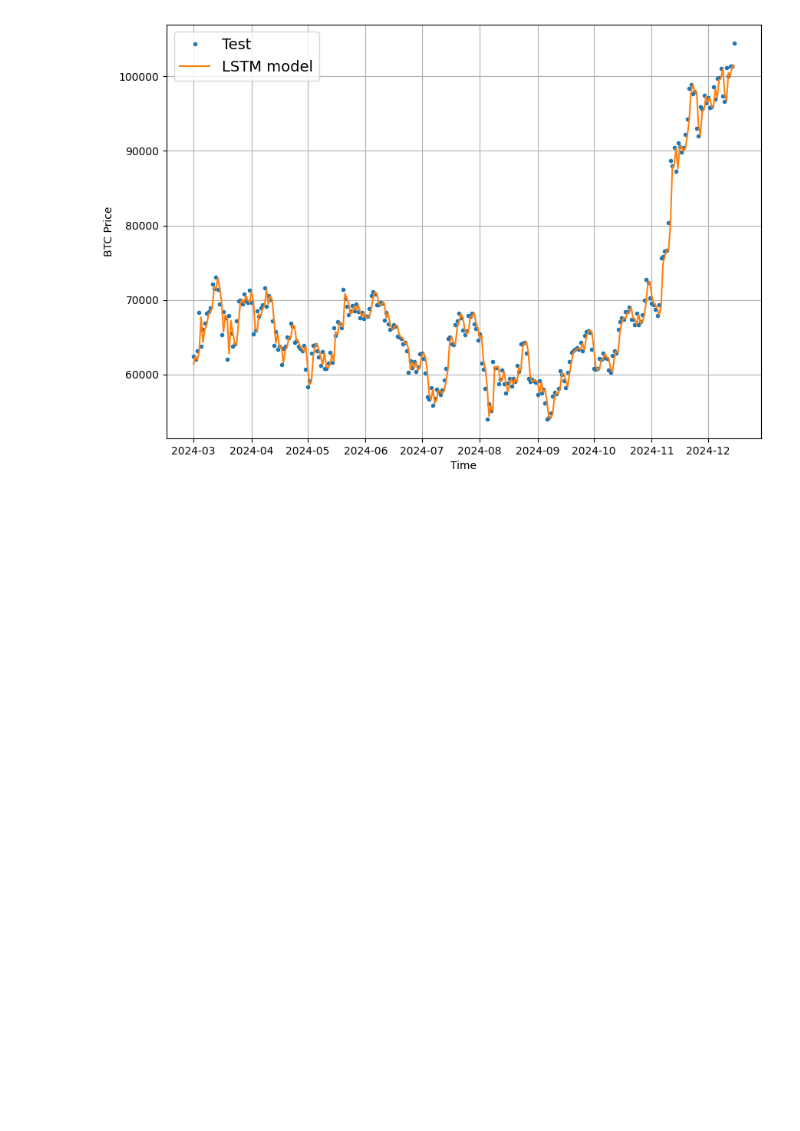
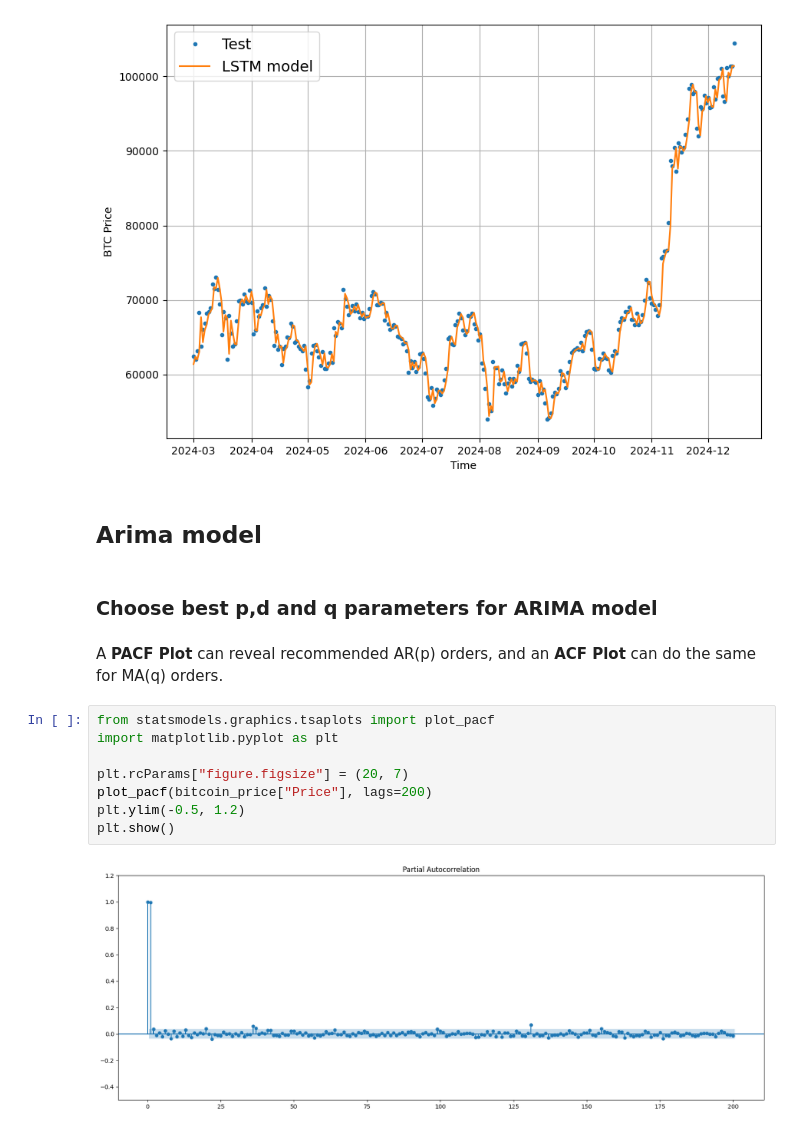
Before and after one commit to davydantoniuk/btc-timeseries-forecasting, a Jupyter notebook: btc_forecast.ipynb, the cells around one changed output. Cells and saved outputs as stored; diff of their text form; blank space fills up the shorter version.

Commit message:
ARIMA model, choose p,d,q parameters

```diff
--- a/btc_forecast.ipynb
+++ b/btc_forecast.ipynb
@@ -247,3 +237,19 @@ plot_time_series(timesteps=X_test[-len(test_windows):],
                  label="LSTM model")
 # %% [output]
 [figure]
+# %% [markdown]
+## Arima model
+# %% [markdown]
+### Choose best p,d and q parameters for ARIMA model
+# %% [markdown]
+A <strong>PACF Plot</strong> can reveal recommended AR(p) orders, and an <strong>ACF Plot</strong> can do the same for MA(q) orders.<br>
+# %%
+from statsmodels.graphics.tsaplots import plot_pacf
+import matplotlib.pyplot as plt
+
+plt.rcParams["figure.figsize"] = (20, 7)
+plot_pacf(bitcoin_price["Price"], lags=200)
+plt.ylim(-0.5, 1.2)
+plt.show()
+# %% [output]
+[figure, added]
```
Also changed, not shown: parts of 19 cells of this notebook.
